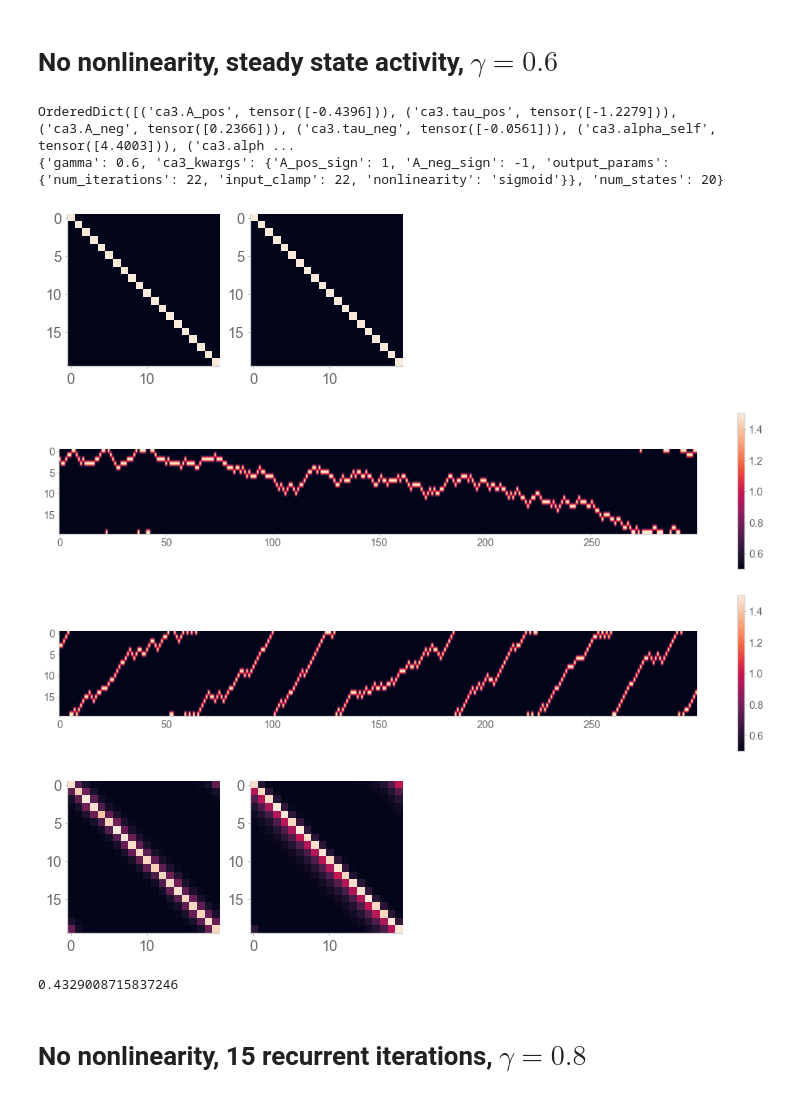
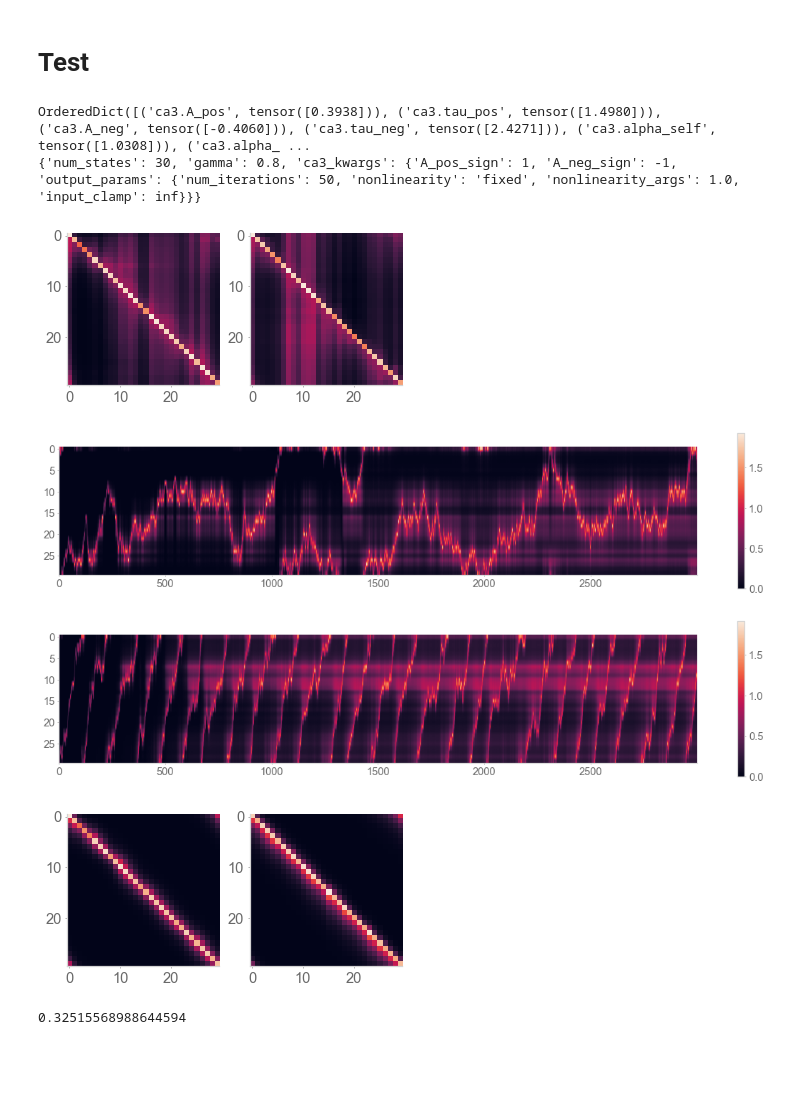
Before and after one commit to chingf/sr-project, a Jupyter notebook: notebooks/3acdf-activity-examples.ipynb, the cells around one changed output. Saved outputs shown, nothing was run; the diff lists cells and outputs as text; code cells hidden in the pictures; blank space fills up the shorter version.

```diff
--- a/notebooks/3acdf-activity-examples.ipynb
+++ b/notebooks/3acdf-activity-examples.ipynb
@@ -24,12 +24,12 @@ def run_and_plot(exp_dir):
     Plots example M matrices for unbiased and forward-biased 1D walks.
     """
 
-    num_states = 20
+    num_states = 30
 
     # Test datasets
     dsets = [
-        inputs.Sim1DWalk(num_steps=6000, num_states=num_states, left_right_stay_prob=[1,1,1]),
-        inputs.Sim1DWalk(num_steps=6000, num_states=num_states, left_right_stay_prob=[4,1,1])
+        inputs.Sim1DWalk(num_steps=3000, num_states=num_states, left_right_stay_prob=[1,1,1]),
+        inputs.Sim1DWalk(num_steps=3000, num_states=num_states, left_right_stay_prob=[2,1,1])
         ]
 
     # Load model
@@ -60,7 +60,7 @@ def run_and_plot(exp_dir):
 
         # Plot example activity
         plt.figure(figsize=(20,4))
-        plt.imshow(outputs[-300:].numpy().T, aspect=2)
+        plt.imshow(outputs.numpy().T, aspect=20)
         plt.colorbar()
     plt.show()
 
@@ -75,20 +75,18 @@ def run_and_plot(exp_dir):
     plt.show()
 
     return np.mean(np.abs(rnn_M - est_M))
-# %% [markdown]
-# No nonlinearity, steady state activity, $\gamma=0.6$
+# %% [markdown]
+# Test
 # %%
-exp_dir = f"{configs.engram_dir}02_gamma_v_ss/None/0.8/1/"
-exp_dir = '../trained_models/02_gamma_v_ss/clamp/0.8/5/'
-exp_dir = '../trained_models/02_gamma_v_ss_v2/sigmoid/0.6/3/'
+exp_dir = f"{configs.engram_dir}02_gamma_v_ss/None/0.8/2/"
+#exp_dir = '../trained_models/02_gamma_v_ss/None/0.6/4/'
+exp_dir = '../trained_models/test4/'
 run_and_plot(exp_dir)
 # %% [output]
-OrderedDict([('ca3.A_pos', tensor([-0.4396])), ('ca3.tau_pos', tensor([-1.2279])), ('ca3.A_neg', tensor([0.2366])), ('ca3.tau_neg', tensor([-0.0561])), ('ca3.alpha_self', tensor([4.4003])), ('ca3.alph ...
-{'gamma': 0.6, 'ca3_kwargs': {'A_pos_sign': 1, 'A_neg_sign': -1, 'output_params': {'num_iterations': 22, 'input_clamp': 22, 'nonlinearity': 'sigmoid'}}, 'num_states': 20}
+OrderedDict([('ca3.A_pos', tensor([0.3938])), ('ca3.tau_pos', tensor([1.4980])), ('ca3.A_neg', tensor([-0.4060])), ('ca3.tau_neg', tensor([2.4271])), ('ca3.alpha_self', tensor([1.0308])), ('ca3.alpha_ ...
+{'num_states': 30, 'gamma': 0.8, 'ca3_kwargs': {'A_pos_sign': 1, 'A_neg_sign': -1, 'output_params': {'num_iterations': 50, 'nonlinearity': 'fixed', 'nonlinearity_args': 1.0, 'input_clamp': inf}}}
-[figure, old version]
+[figure, new version]
-[figure, old version]
+[figure, new version]
-[figure, old version]
+[figure, new version]
-[figure, old version]
+[figure, new version]
-0.4329008715837246
+0.32515568988644594
-# %% [markdown]
-# No nonlinearity, 15 recurrent iterations, $\gamma=0.8$
```
Also changed, not shown: parts of 3 cells of this notebook, 6 other files.
